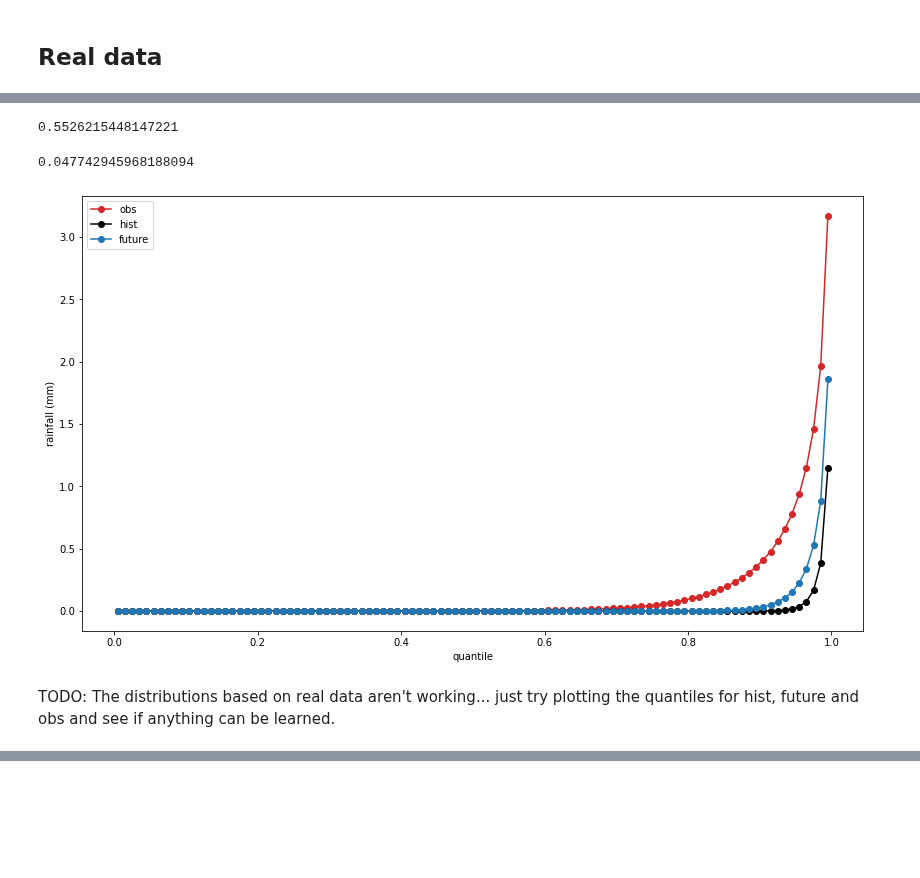
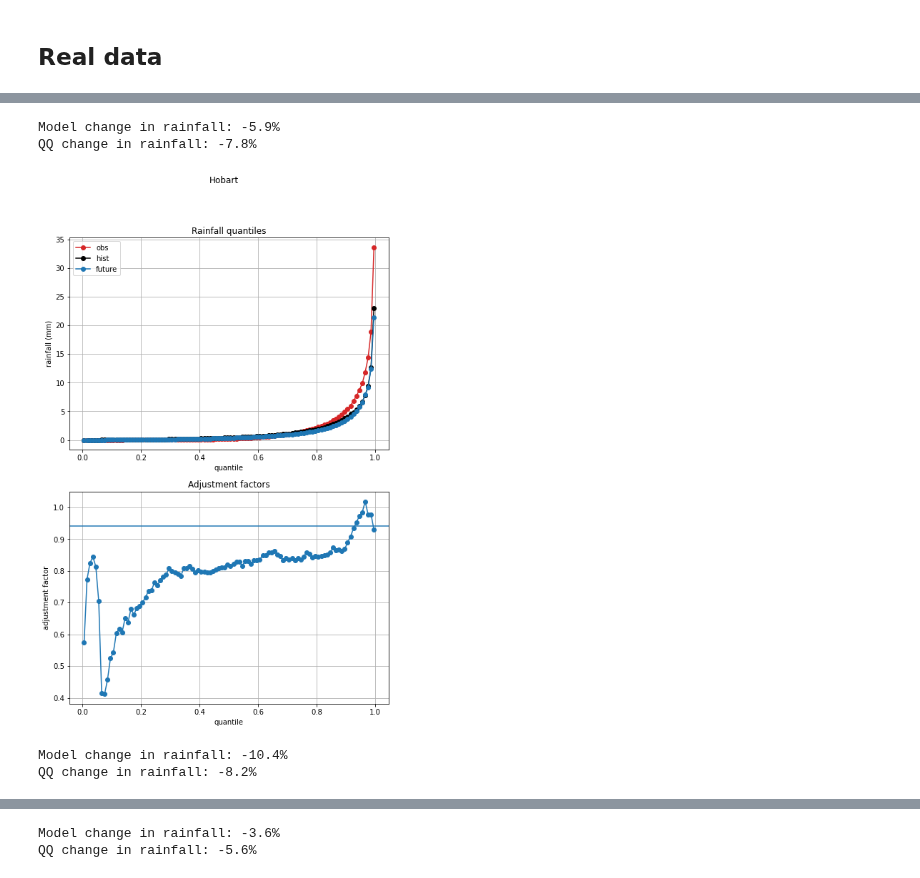
Before and after one commit to AusClimateService/qq-workflows, a Jupyter notebook: cih_paper/gamma.ipynb, the cells around one changed output, grey strips where cells are left out. Cells and saved outputs as stored; diff of their text form; code cells hidden in the pictures; blank space fills up the shorter version.

```diff
--- a/cih_paper/gamma.ipynb
+++ b/cih_paper/gamma.ipynb
@@ -149,3 +207,41 @@ obs_var = "precip"
+# %%
+def real_analysis(city, lat, lon):
+    """Process real data"""
+
+    point_selection = {'lat': lat, 'lon': lon}
+
+    da_hist_point = da_hist.sel(point_selection, method='nearest')
+    da_hist_point = da_hist_point.compute()
+    hist_quantiles = utils.get_quantiles(da_hist_point, quantiles, timescale='annual')
+
+    da_future_point = da_future.sel(point_selection, method='nearest')
+    da_future_point = da_future_point.compute()
+    future_quantiles = utils.get_quantiles(da_future_point, quantiles, timescale='annual')
+
+    da_obs_point = da_obs.sel(point_selection, method='nearest')
+    da_obs_point = da_obs_point.compute()
+    obs_quantiles = utils.get_quantiles(da_obs_point, quantiles, timescale='annual')
+
+    fig = plt.figure(figsize=[8, 12])
+    ax1 = fig.add_subplot(211)
+    ax2 = fig.add_subplot(212)
+
+    plot_quantiles(ax1, quantiles, obs_quantiles, hist_quantiles, future_quantiles)
+
+    hist_mean = da_hist_point.data.mean()
+    future_mean = da_future_point.data.mean()
+    mean_scaling = future_mean / hist_mean
+    adjustment_factors = future_quantiles / hist_quantiles
+    plot_adjustments(ax2, quantiles, adjustment_factors, mean_scaling)
+
+    model_change = ((future_mean - hist_mean) / hist_mean) * 100
+    obs_adjusted = adjustment_factors * obs_quantiles
+    qq_change = ((obs_adjusted.data.mean() - obs_quantiles.data.mean()) / obs_quantiles.data.mean()) * 100
+    print(f'Model change in rainfall: {model_change:.1f}%')
+    print(f'QQ change in rainfall: {qq_change:.1f}%')
+
+    plt.suptitle(city)
+    plt.show()
 # %%
 city_lat_lon = {
     'Hobart': (-42.9, 147.3),
@@ -161,6 +257,3 @@ city_lat_lon = {
     'Perth': (-32.0, 115.9),
     'Adelaide': (-34.9, 138.6),
 }
-# %%
-lat, lon = city_lat_lon['Geraldton']
-point_selection = {'lat': lat, 'lon': lon}
@@ -267,9 +259,0 @@ hist_mean
-# %%
-da_future_point.data.mean()
-# %% [output]
-0.5526215448147221
-# %%
-future_mean = gamma.mean(a=future_shape, scale=future_scale)
-future_mean
-# %% [output]
-0.047742945968188094
@@ -280,13 +260,10 @@ future_quantiles = gamma.ppf(quantiles, a=future_shape, scale=future_scale)
-# %%
-plt.figure(figsize=(14, 8))
-plt.plot(quantiles, obs_quantiles, marker='o', color='tab:red', label='obs')
-plt.plot(quantiles, hist_quantiles, marker='o', color='black', label='hist')
-plt.plot(quantiles, future_quantiles, marker='o', color='tab:blue', label='future')
-plt.legend()
-plt.ylabel('rainfall (mm)')
-plt.xlabel('quantile')
-plt.show()
-# %% [output]
-[figure, removed]
-# %% [markdown]
-TODO: The distributions based on real data aren't working... just try plotting the quantiles for hist, future and obs and see if anything can be learned.
+# %%
+for city, coords in city_lat_lon.items():
+    lat, lon = coords
+    real_analysis(city, lat, lon)
+# %% [output]
+Model change in rainfall: -5.9%
+QQ change in rainfall: -7.8%
+[figure, added]
+Model change in rainfall: -10.4%
+QQ change in rainfall: -8.2%
@@ -292,0 +271,2 @@ TODO: The distributions based on real data aren't working... just try plotting t
+Model change in rainfall: -3.6%
+QQ change in rainfall: -5.6%
```
Also changed, not shown: parts of 45 cells of this notebook.
